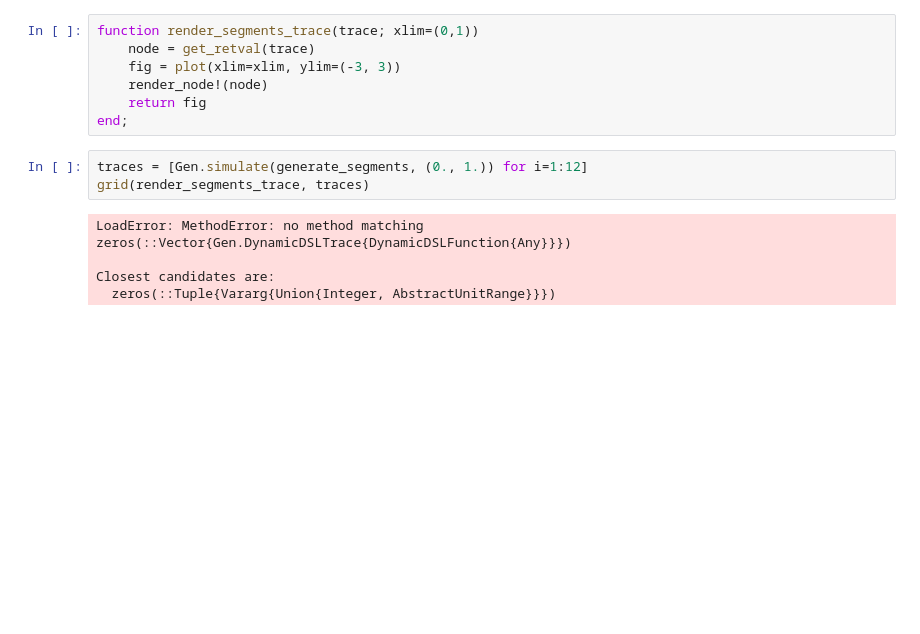
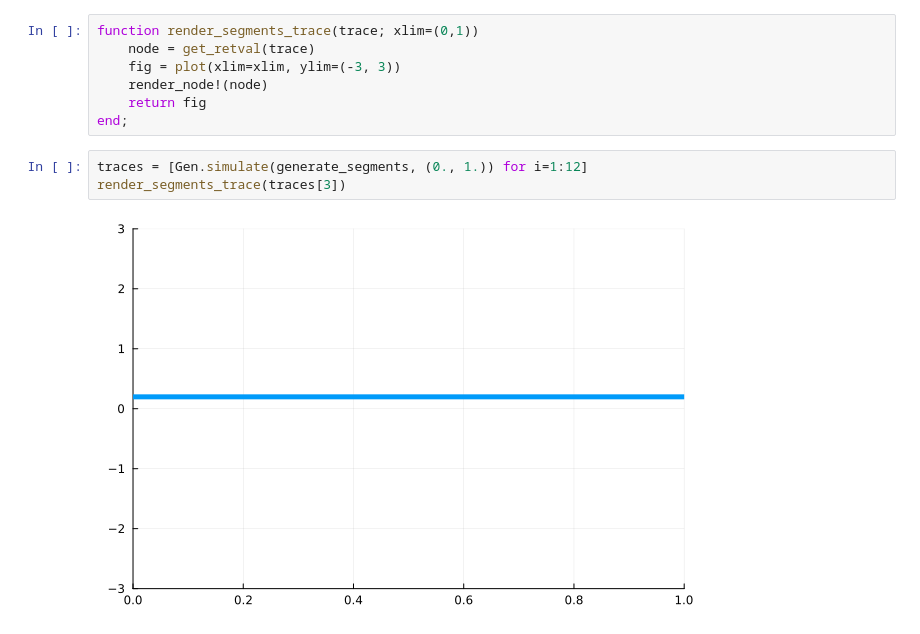
Before and after one commit to lianexu/9.66-Final-Project, a Jupyter notebook: MyProject/src/PhysicsSim2.ipynb, the cells around one changed output. Cells and saved outputs as stored; diff of their text form; blank space fills up the shorter version.

```diff
--- a/MyProject/src/PhysicsSim2.ipynb
+++ b/MyProject/src/PhysicsSim2.ipynb
@@ -457,9 +469,6 @@ function render_segments_trace(trace; xlim=(0,1))
 end;
 # %%
 traces = [Gen.simulate(generate_segments, (0., 1.)) for i=1:12]
-grid(render_segments_trace, traces)
+render_segments_trace(traces[3])
 # %% [output]
-LoadError: MethodError: no method matching zeros(::Vector{Gen.DynamicDSLTrace{DynamicDSLFunction{Any}}})
-
-Closest candidates are:
-  zeros(::Tuple{Vararg{Union{Integer, AbstractUnitRange}}})
+[figure, added]
```
Also changed, not shown: parts of 8 cells of this notebook, 1 other file.
